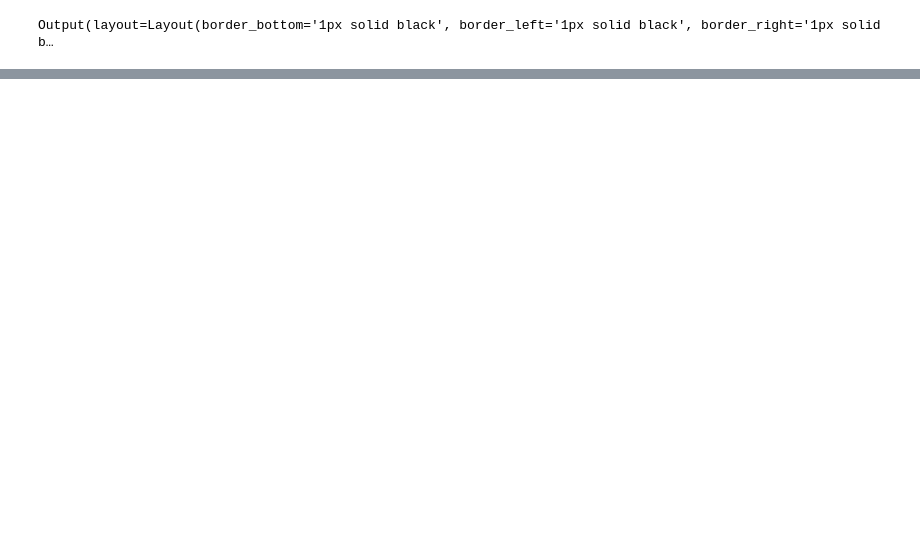
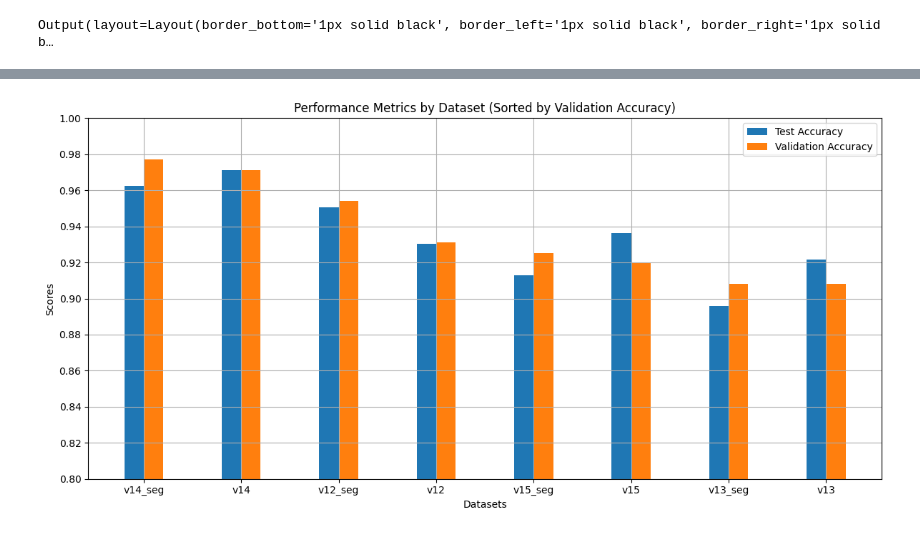
Before and after one commit to marttasch/StableDiffusion_generateDataset, a Jupyter notebook: main.ipynb, the cells around one changed output, grey strips where cells are left out. Drawn from its saved outputs; the diff is of its cells as text; code cells hidden in the pictures; blank space fills up the shorter version.

Commit message:
add CNN validation

```diff
--- a/main.ipynb
+++ b/main.ipynb
@@ -223,0 +364,46 @@ Output(layout=Layout(border_bottom='1px solid black', border_left='1px solid bla
+# %%
+import matplotlib.pyplot as plt
+import numpy as np
+
+# Daten
+datasets = ["v12", "v12_seg", "v13", "v13_seg", "v14", "v14_seg", "v15", "v15_seg"]
+test_accuracy = [0.9304, 0.9507, 0.9217, 0.8957, 0.9710, 0.9623, 0.9362, 0.9130]
+test_recall = [0.9304, 0.9507, 0.9217, 0.8957, 0.9710, 0.9623, 0.9362, 0.9130]
+test_precision = [0.9300, 0.9520, 0.9293, 0.8961, 0.9711, 0.9624, 0.9363, 0.9127]
+val_accuracy = [0.9310, 0.9540, 0.9080, 0.9080, 0.9713, 0.9770, 0.9195, 0.9253]
+val_recall = [0.9310, 0.9540, 0.9080, 0.9080, 0.9713, 0.9770, 0.9195, 0.9253]
+val_precision = [0.9305, 0.9538, 0.9091, 0.9091, 0.9735, 0.9770, 0.9352, 0.9317]
+
+# Sortieren nach Validation Accuracy
+sorted_indices = np.argsort(val_accuracy)[::-1]  # Absteigend sortieren
+sorted_datasets = [datasets[i] for i in sorted_indices]
+sorted_test_accuracy = [test_accuracy[i] for i in sorted_indices]
+sorted_val_accuracy = [val_accuracy[i] for i in sorted_indices]
+sorted_test_recall = [test_recall[i] for i in sorted_indices]
+sorted_val_recall = [val_recall[i] for i in sorted_indices]
+sorted_test_precision = [test_precision[i] for i in sorted_indices]
+sorted_val_precision = [val_precision[i] for i in sorted_indices]
+
+x = np.arange(len(datasets))/2  # Label-Standorte
+width = 0.1  # Breite der Balken
+
+fig, ax = plt.subplots(figsize=(12, 6))
+
+rects1 = ax.bar(x - 1/2*width, sorted_test_accuracy, width, label='Test Accuracy')
+rects4 = ax.bar(x + 1/2*width, sorted_val_accuracy, width, label='Validation Accuracy')
+
+# Labels und Titel
+ax.set_xlabel('Datasets')
+ax.set_ylabel('Scores')
+ax.set_title('Performance Metrics by Dataset (Sorted by Validation Accuracy)')
+ax.set_ylim(0.85, 1)
+ax.set_xticks(x)
+ax.set_xticklabels(sorted_datasets)
+ax.set_yticks(np.arange(0.80, 1.01, 0.02))
+ax.grid()
+
+ax.legend()
+fig.tight_layout()
+plt.show()
+# %% [output]
+[figure, added]
```
Also changed, not shown: parts of 6 cells of this notebook, 4 other files.
